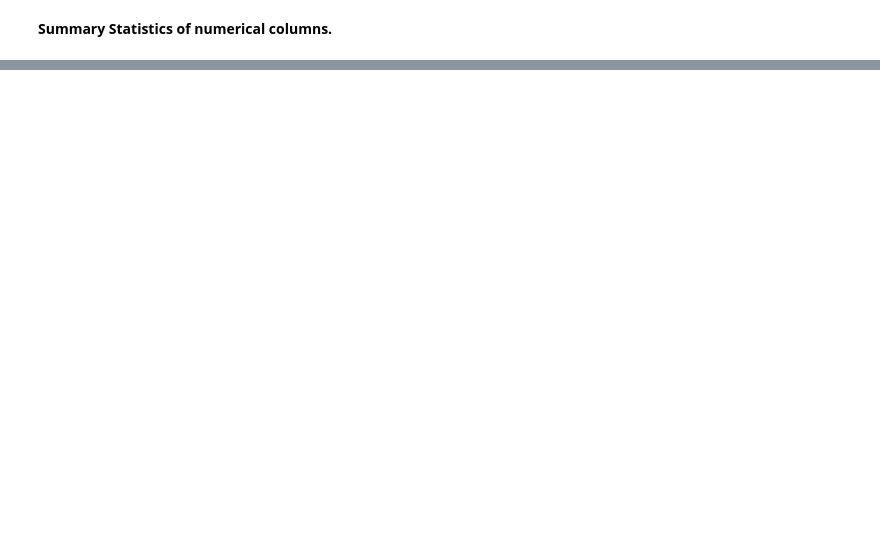
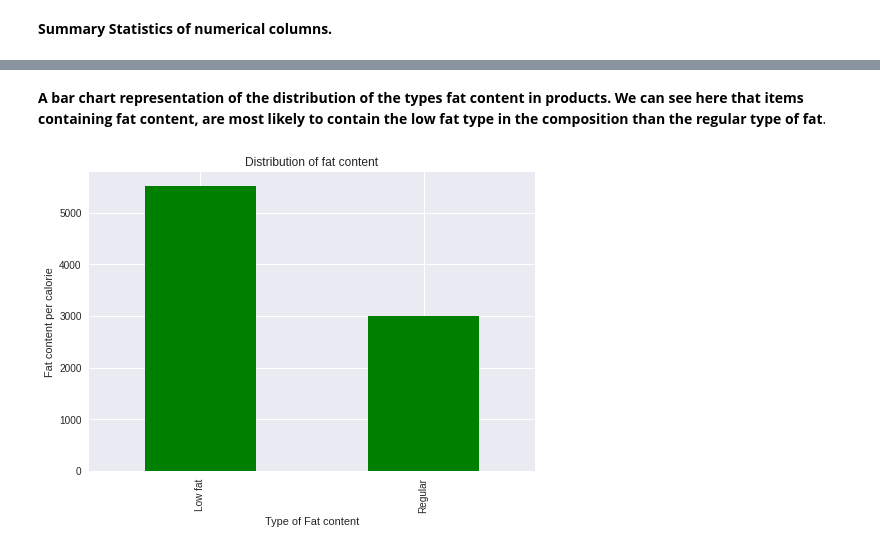
Before and after one commit to HalimaLadan/Prediction-of-Sales-in-Stores-, a Jupyter notebook: Project1_part2.ipynb, the cells around one changed output, grey strips where cells are left out. Drawn from its saved outputs; the diff is of its cells as text; code cells hidden in the pictures; blank space fills up the shorter version.

```diff
--- a/Project1_part2.ipynb
+++ b/Project1_part2.ipynb
@@ -158,7 +176,5 @@ array(['Low fat', 'Regular'], dtype=object)
 # %%
-df['Item_Fat_Content'] .replace ({'Lf' : 'Low fat'}, inplace = True)
-df['Item_Fat_Content'] .replace ({'Low Fat' : 'Low fat'}, inplace = True)
-df['Item_Fat_Content'] .replace ({'Reg' : 'Regular'}, inplace = True)
+df['Item_Fat_Content'] .replace ({'Lf':'Low Fat','Low Fat':'Low fat', 'Reg': 'Regular'},inplace = True)
 df['Item_Fat_Content'].unique()
 # %% [output]
 array(['Low fat', 'Regular'], dtype=object)
@@ -207,0 +261,11 @@ df.loc[:,['Item_Weight','Item_Visibility','Item_MRP', 'Outlet_Establishment_Year
+# %% [markdown]
+**A bar chart representation of the distribution of the types fat content in products.**
+**We can see here that items containing fat content, are most likely to contain the low fat type in the composition than the regular type of fat**.
+# %%
+df['Item_Fat_Content'].value_counts().plot(kind = 'bar', color ="green")
+plt.title('Distribution of fat content')
+plt.ylabel("Fat content per calorie")
+plt.xlabel("Type of Fat content")
+plt.show()
+# %% [output]
+[figure, added]
```
Also changed, not shown: parts of 26 cells of this notebook.
